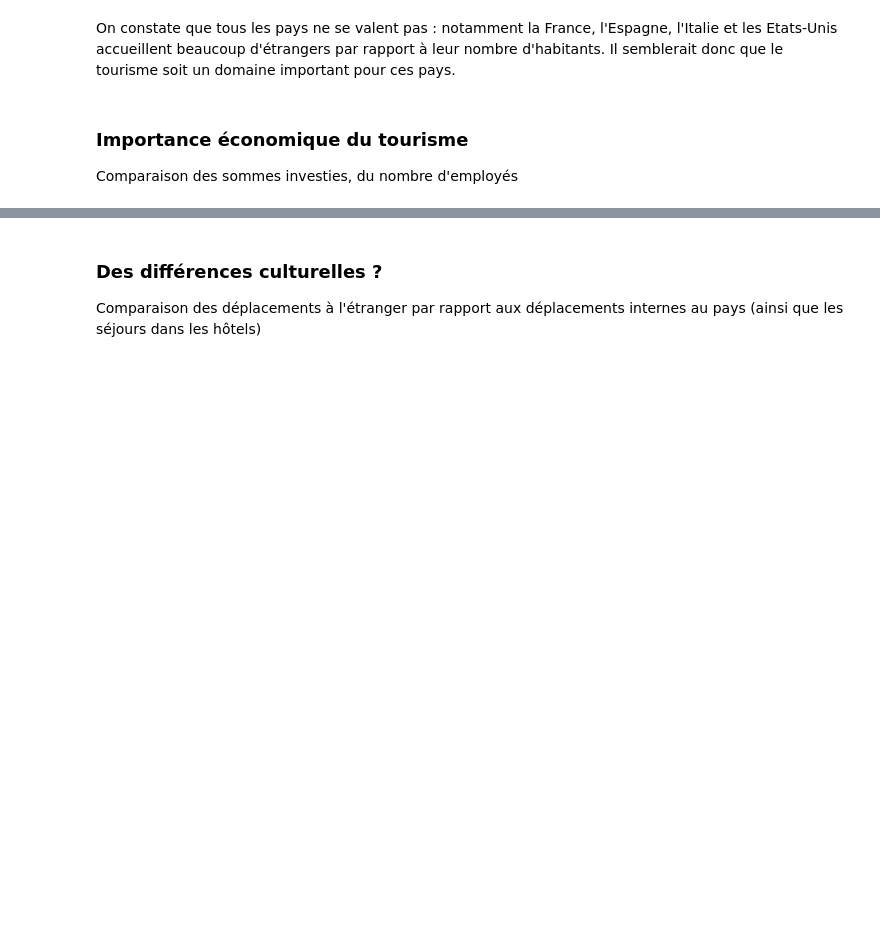
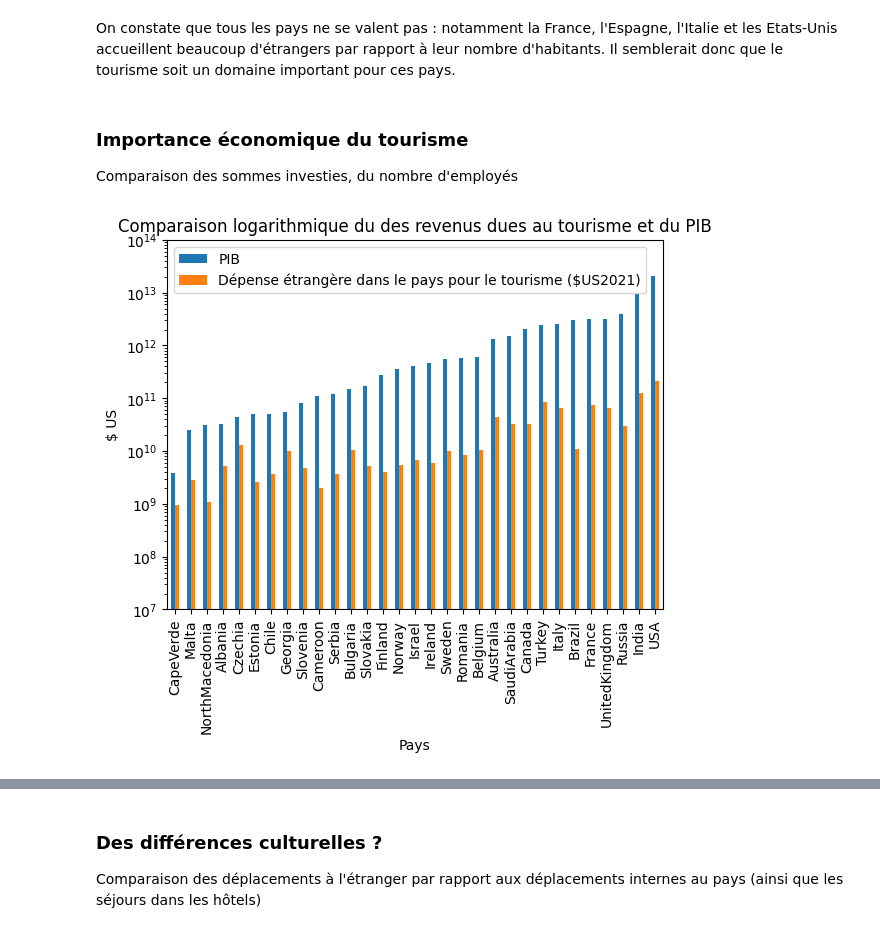
Before and after one commit to BONNET-Quentin/Projet-info, a Jupyter notebook: Projet.ipynb, the cells around one changed output, grey strips where cells are left out. Cells and saved outputs as stored; diff of their text form; code cells hidden in the pictures; blank space fills up the shorter version.

```diff
--- a/Projet.ipynb
+++ b/Projet.ipynb
@@ -84,3 +84,14 @@ On constate que tous les pays ne se valent pas : notamment la France, l'Espagne,
 ### Importance économique du tourisme
 
 Comparaison des sommes investies, du nombre d'employés
+# %%
+depenses = df.loc[df["Dépense étrangère dans le pays pour le tourisme ($US2021)"].notna() & df["PIB / habitant"], ["Pays","Dépense étrangère dans le pays pour le tourisme ($US2021)","PIB / habitant","Population","PIB", "Part du tourisme dans le PIB"]]
+depenses=depenses[depenses["Pays"]!="Luxembourg"]
+depenses=depenses[depenses["Pays"]!="Iceland"]
+depenses=depenses[depenses["Pays"]!="Austria"]
+depenses = depenses.sort_values(by="PIB")
+graph=depenses.plot.bar(x="Pays", y=["PIB","Dépense étrangère dans le pays pour le tourisme ($US2021)"], log=True, rot=90)
+graph.set(ylim=(10**7,10**14), title="Comparaison logarithmique du des revenus dues au tourisme et du PIB", ylabel="$ US", xlabel="Pays")
+plt.show()
+# %% [output]
+[figure, added]
```
Also changed, not shown: parts of 3 cells of this notebook, 1 other file.
